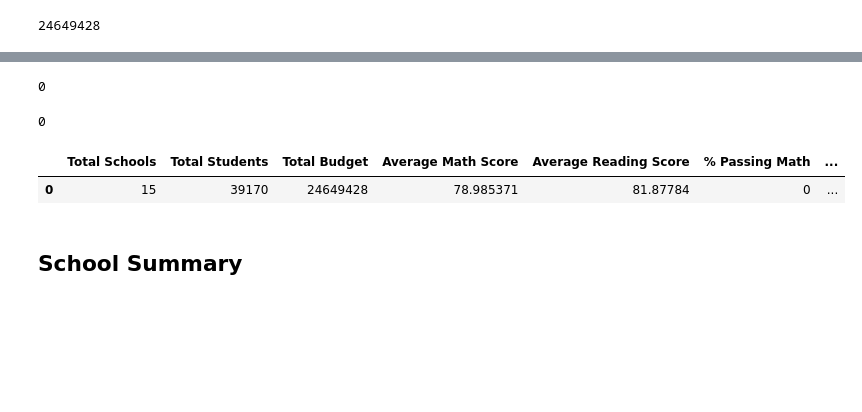
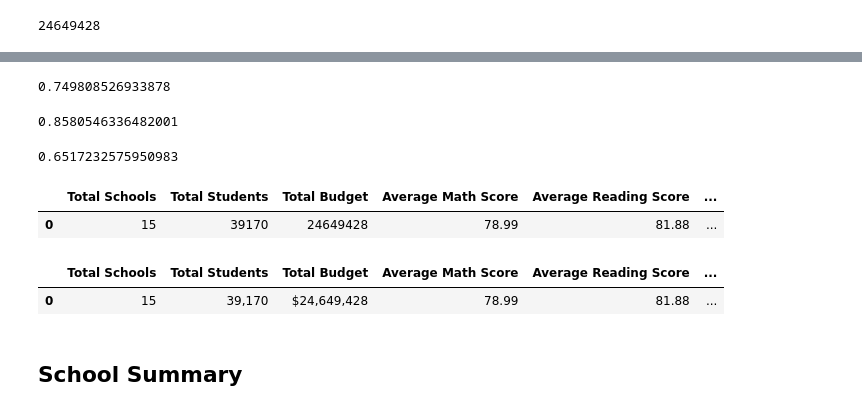
Before and after one commit to GE73-data/Pandas-Challenge, a Jupyter notebook: Instructions/PyCitySchools/PyCitySchools_Glo_analysis.ipynb, the cells around one changed output, grey strips where cells are left out. Drawn from its saved outputs; the diff is of its cells as text; code cells hidden in the pictures; blank space fills up the shorter version.

```diff
--- a/Instructions/PyCitySchools/PyCitySchools_Glo_analysis.ipynb
+++ b/Instructions/PyCitySchools/PyCitySchools_Glo_analysis.ipynb
@@ -159,5 +159,5 @@ average_math_score
 # %%
 #calculate average reading score
-average_reading_score = school_data_complete_df["reading_score"].mean()
+average_reading_score = round(school_data_complete_df["reading_score"].mean(), 2)
 average_reading_score
 # %% [output]
@@ -171,31 +165,57 @@ percent_passing_math
-# %%
-# percent_passing_reading
-percent_passing_reading = 0
-percent_passing_reading
-# %% [output]
-0
-# %%
-# percent_overall_passing
-percent_overall_passing =0
-percent_overall_passing
-# %% [output]
-0
+# %%
+# percent_passing_math
+count_passing_math = school_data_complete_df[(school_data_complete_df["math_score"] >=70)].count()["Student ID"]
+count_passing_math
+
+percent_passing_math = count_passing_math / total_number_students
+percent_passing_math
+# %% [output]
+0.749808526933878
+# %%
+# percent_passing_reading
+count_passing_reading = school_data_complete_df[(school_data_complete_df["reading_score"] >=70)].count()["Student ID"]
+count_passing_reading
+
+percent_passing_reading = count_passing_reading / total_number_students
+percent_passing_reading
+# %% [output]
+0.8580546336482001
+# %%
+# percent_overall_passing
+count_overall_passing= school_data_complete_df[(school_data_complete_df["math_score"] >=70) & (school_data_complete_df["reading_score"] >=70)].count()["Student ID"]
+count_overall_passing
+
+percent_overall_passing = count_overall_passing / total_number_students
+percent_overall_passing
+# %% [output]
+0.6517232575950983
 # %%
 #create district summary table
-district_summary_df = pd.DataFrame({
+pyschool_summary_df = pd.DataFrame({
     "Total Schools": [total_number_schools],
     "Total Students": total_number_students,
     "Total Budget": total_budget,
     "Average Math Score": average_math_score,
     "Average Reading Score": average_reading_score,
-    "% Passing Math": percent_passing_math,
-    "% Passing Reading": percent_passing_reading,
-    "% Overall Passing": percent_overall_passing
+    "Percent Passing Math": percent_passing_math,
+    "Percent Passing Reading": percent_passing_reading,
+    "Overall Passing Rate": percent_overall_passing
 })
-district_summary_df
+pyschool_summary_df
 # %% [output]
-|  | Total Schools | Total Students | Total Budget | Average Math Score | Average Reading Score | % Passing Math | ... |
-| 0 | 15 | 39170 | 24649428 | 78.985371 | 81.87784 | 0 | ... |
+|  | Total Schools | Total Students | Total Budget | Average Math Score | Average Reading Score | ... |
+| 0 | 15 | 39170 | 24649428 | 78.99 | 81.88 | ... |
+# %%
+#Format using .map and .format methods
+pyschool_summary_df["Total Students"] = pyschool_summary_df["Total Students"].map("{:,}".format)
+pyschool_summary_df["Total Budget"] = pyschool_summary_df["Total Budget"].map("${:,.0f}".format)
+pyschool_summary_df["Percent Passing Math"] = pyschool_summary_df["Percent Passing Math"].map("{:.2%}".format)
+pyschool_summary_df["Percent Passing Reading"] = pyschool_summary_df["Percent Passing Reading"].map("{:.2%}".format)
+pyschool_summary_df["Overall Passing Rate"] = pyschool_summary_df["Overall Passing Rate"].map("{:.2%}".format)
+pyschool_summary_df
+# %% [output]
+|  | Total Schools | Total Students | Total Budget | Average Math Score | Average Reading Score | ... |
+| 0 | 15 | 39,170 | $24,649,428 | 78.99 | 81.88 | ... |
 # %% [markdown]
 ## School Summary
 # %% [markdown]
```
Also changed, not shown: parts of 3 cells of this notebook.
